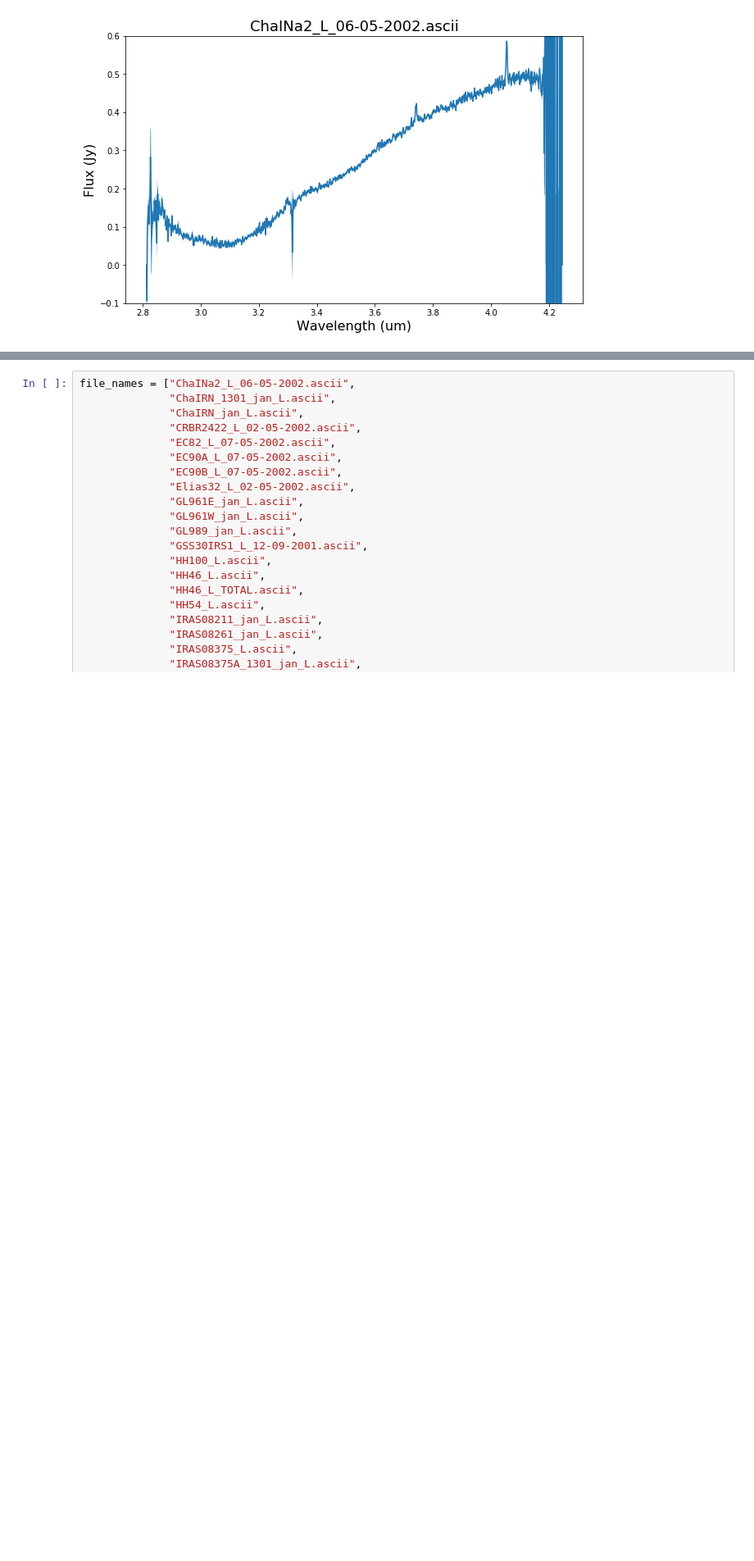
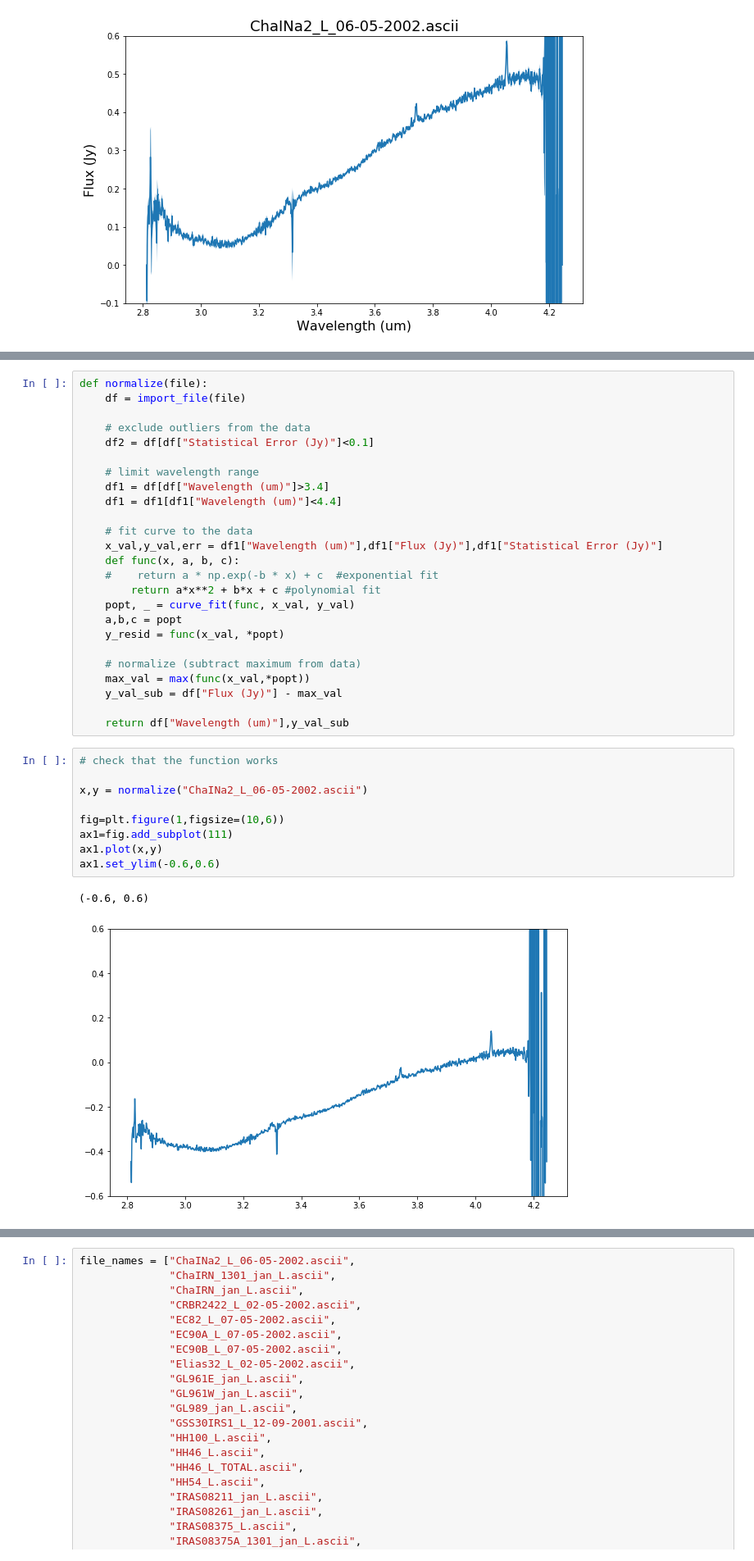
Before and after one commit to claraross1/ross_thesis, a Jupyter notebook: L spectra/VLT-ISAAC code.ipynb, the cells around one changed output, grey strips where cells are left out. Shown: that part at 82% size. Saved outputs shown, nothing was run; the diff lists cells and outputs as text; blank space fills up the shorter version.

Commit message:
normalize() function

```diff
--- a/L spectra/VLT-ISAAC code.ipynb
+++ b/L spectra/VLT-ISAAC code.ipynb
@@ -106,3 +97,40 @@ df2
+# %%
+def normalize(file):
+    df = import_file(file)
+
+    # exclude outliers from the data
+    df2 = df[df["Statistical Error (Jy)"]<0.1]
+
+    # limit wavelength range
+    df1 = df[df["Wavelength (um)"]>3.4]
+    df1 = df1[df1["Wavelength (um)"]<4.4]
+
+    # fit curve to the data
+    x_val,y_val,err = df1["Wavelength (um)"],df1["Flux (Jy)"],df1["Statistical Error (Jy)"]
+    def func(x, a, b, c):
+    #    return a * np.exp(-b * x) + c  #exponential fit
+        return a*x**2 + b*x + c #polynomial fit
+    popt, _ = curve_fit(func, x_val, y_val)
+    a,b,c = popt
+    y_resid = func(x_val, *popt)
+
+    # normalize (subtract maximum from data)
+    max_val = max(func(x_val,*popt))
+    y_val_sub = df["Flux (Jy)"] - max_val
+
+    return df["Wavelength (um)"],y_val_sub
+# %%
+# check that the function works
+
+x,y = normalize("ChaINa2_L_06-05-2002.ascii")
+
+fig=plt.figure(1,figsize=(10,6))
+ax1=fig.add_subplot(111)
+ax1.plot(x,y)
+ax1.set_ylim(-0.6,0.6)
+# %% [output]
+(-0.6, 0.6)
+[figure, added]
 # %%
 df
 # %% [output]
```
Also changed, not shown: parts of 8 cells of this notebook.
